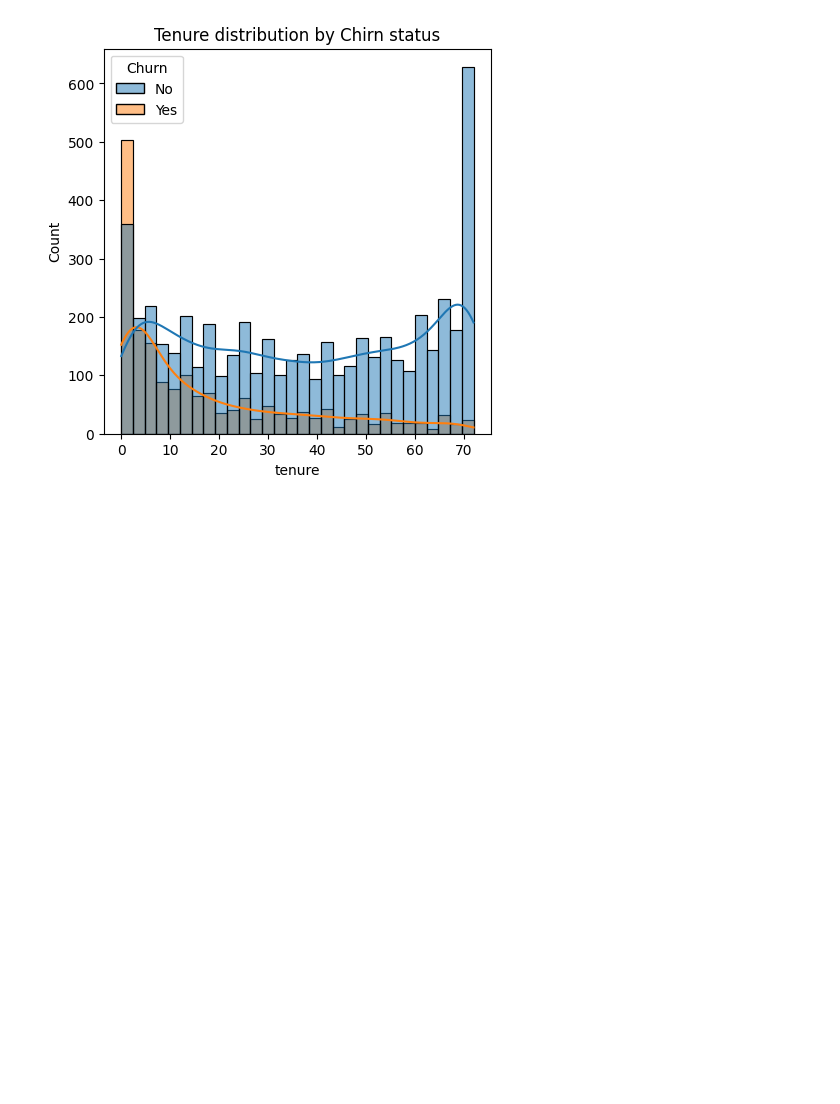
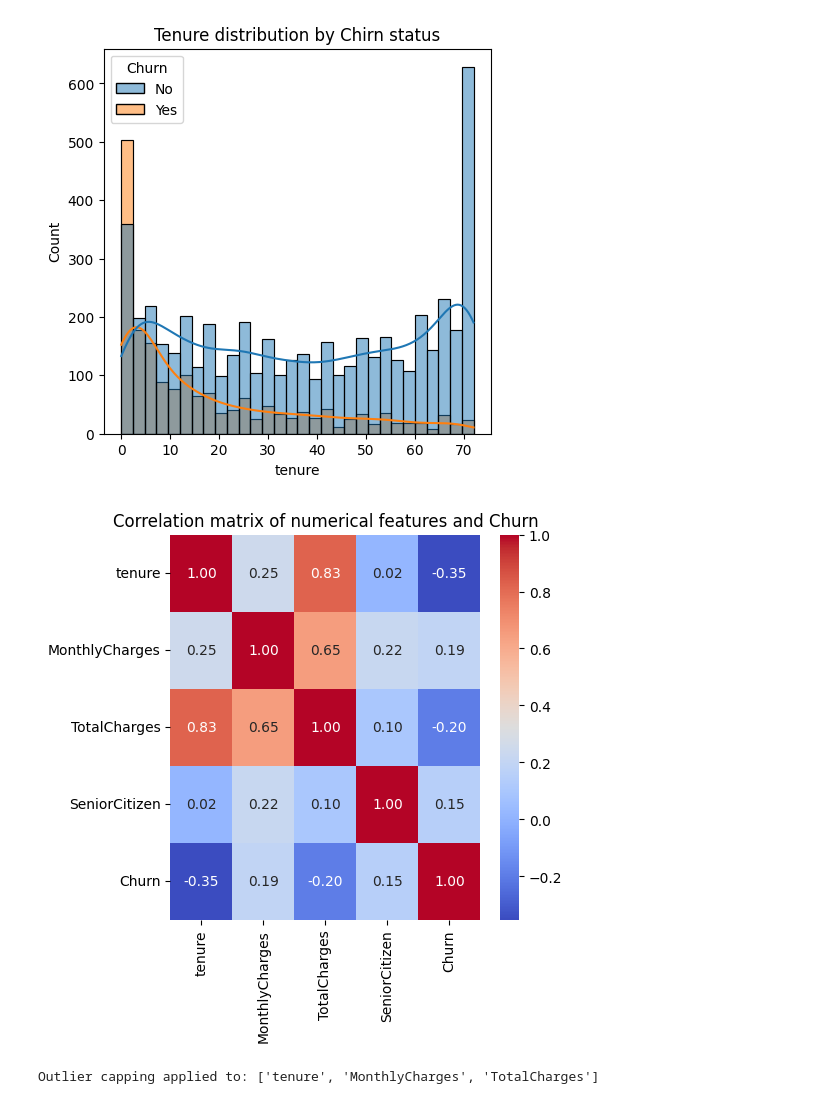
Before and after one commit to Naduli48/Telco_customer_churn_prediction, a Jupyter notebook: Telco_customer_churn_prediction.ipynb, the cells around one changed output. Cells and saved outputs as stored; diff of their text form; code cells hidden in the pictures; blank space fills up the shorter version.

```diff
--- a/Telco_customer_churn_prediction.ipynb
+++ b/Telco_customer_churn_prediction.ipynb
@@ -130,3 +130,10 @@ Name: proportion, dtype: float64
 df.duplicated().sum()
 # %% [output]
 np.int64(22)
+# %%
+print(f"Original number of rows: {len(df)}")
+
+# Remove duplicate rows, keeping the first occurrence
+df.drop_duplicates(inplace=True)
+
+print(f"Number of rows after removing duplicates: {len(df)}")
@@ -178,3 +188,28 @@ plt.title("Tenure distribution by Chirn status")
 plt.show()
 # %% [output]
 [figure]
+# %%
+#convert yes/ no to 1/0 for correlato matrix
+df['Churn'] = df['Churn'].replace({'Yes':1, 'No':0})
+# %%
+from typing import ChainMap
+#correlation matrix
+plt.figure(figsize=(5,5))
+sns.heatmap(df[['tenure','MonthlyCharges','TotalCharges','SeniorCitizen','Churn']].corr(),annot = True, cmap = 'coolwarm',fmt=".2f")
+plt.title('Correlation matrix of numerical features and Churn')
+plt.show()
+# %% [output]
+[figure, added]
+# %%
+#Outlier detection(IQR method)
+numerical_cols = ['tenure','MonthlyCharges','TotalCharges']
+for col in numerical_cols:
+  Q1 = df[col].quantile(0.25)
+  Q3 = df[col].quantile(0.75)
+  IQR = Q3 - Q1
+  upper_bound = Q3 +1.5 *IQR
+
+  df[col] = np.where(df[col]>upper_bound, upper_bound,df[col])
+print("Outlier capping applied to:", numerical_cols)
+# %% [output]
+Outlier capping applied to: ['tenure', 'MonthlyCharges', 'TotalCharges']
```
Also changed, not shown: parts of 1 cell of this notebook.
